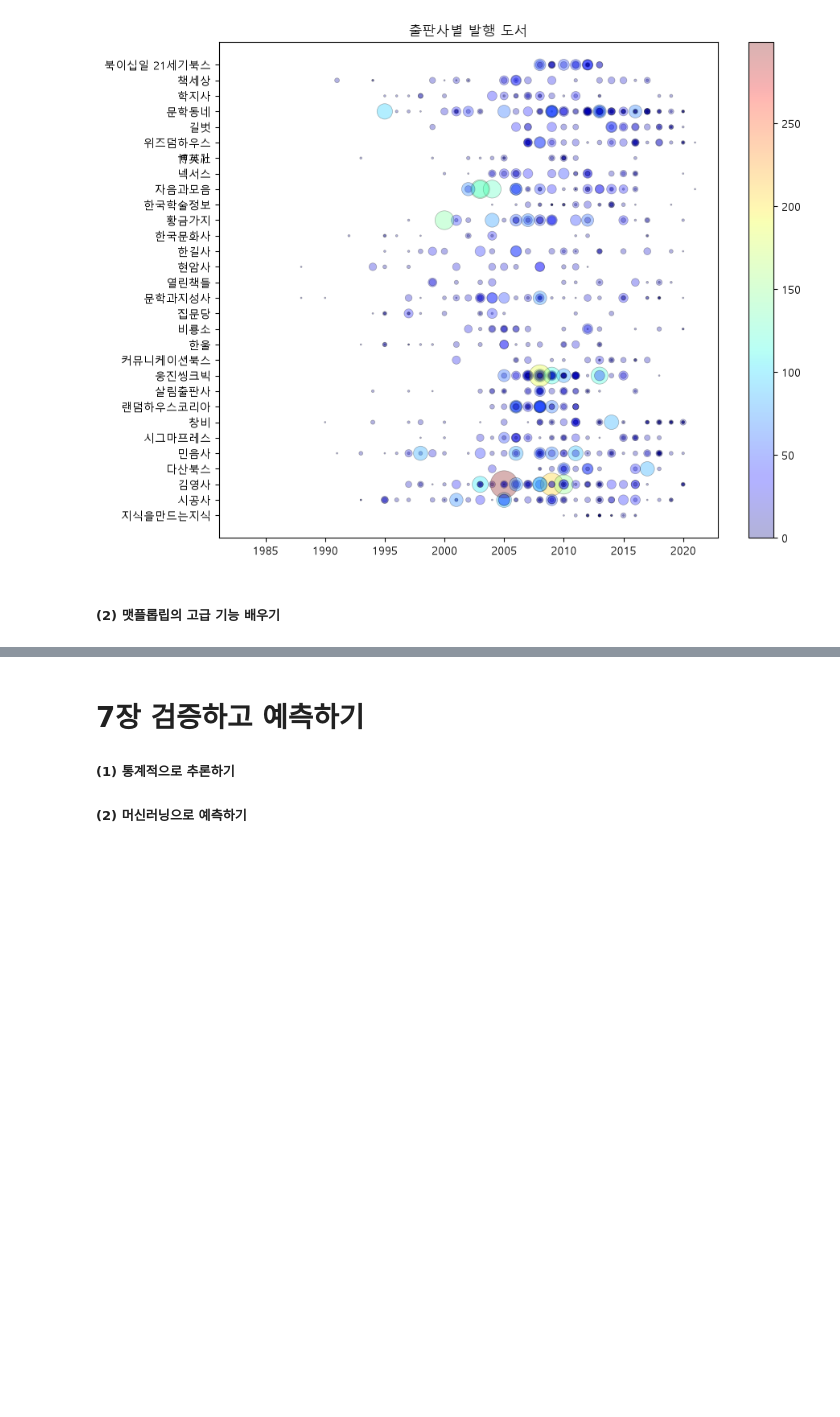
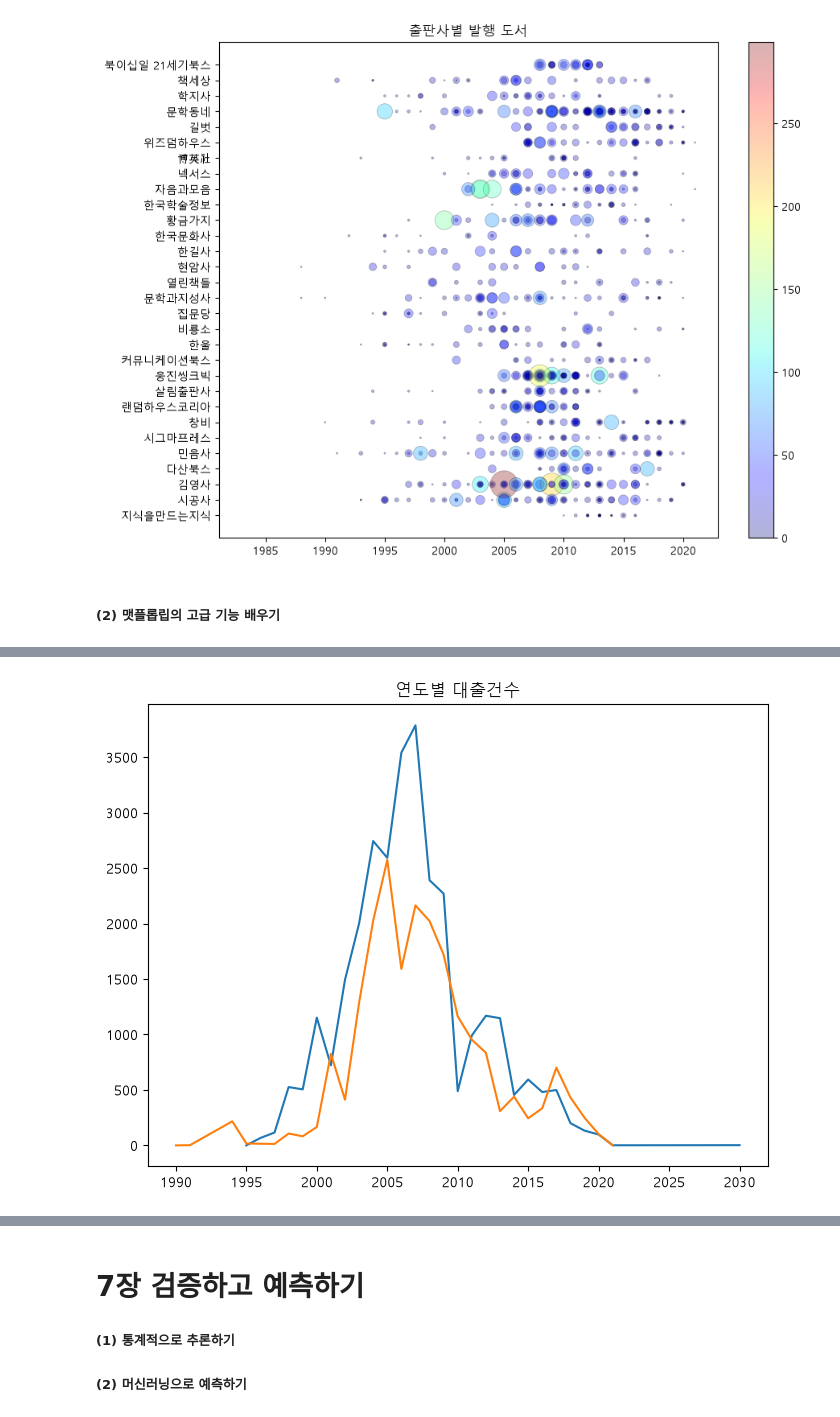
Before and after one commit to yccho1004/pythonBasic, a Jupyter notebook: HonGong-DataAnalysis_py/basics_DA.ipynb, the cells around one changed output, grey strips where cells are left out. Drawn from its saved outputs; the diff is of its cells as text; code cells hidden in the pictures; blank space fills up the shorter version.

```diff
--- a/HonGong-DataAnalysis_py/basics_DA.ipynb
+++ b/HonGong-DataAnalysis_py/basics_DA.ipynb
@@ -1158,3 +1158,20 @@ fig.show()
 [figure]
 # %% [markdown]
 ##### (2) 맷플롭립의 고급 기능 배우기
+# %%
+#데이터 읽기: ns_book7.csv
+import pandas as pd
+ns_book7 = pd.read_csv('ns_book7.csv', low_memory=False)
+
+#상위 30위 출판사에 대한 행에서 출판사, 발행년도, 대출건수 열만 추출하여 ns_book9 데이터프레임으로 저장
+top30_pubs = ns_book7['출판사'].value_counts() #출판사별로 수를 내림차순으로 반환함
+top30_pubs_idx = ns_book7['출판사'].isin(top30_pubs.index) #인덱스가 출판사명임
+ns_book9 = ns_book7[top30_pubs_idx][['출판사','발행년도','대출건수']]
+ns_book9.head()
+
+#ns_book9에서 출판사와 발행년도를 인덱스로 이에 대해 대출건수를 합침
+ns_book9 = ns_book9.groupby(by=['출판사', '발행년도']).sum()
+
+#인덱스를 해제함
+ns_book9 = ns_book9.reset_index()
+ns_book9[ns_book9['출판사']=='황금가지'].head()
@@ -1160,0 +1185,12 @@ fig.show()
+# %%
+#출판사가 황금가지인 행과 비룡소인 행만 추출하여 발행년도별 대출건수 그래프를 그림
+line1 = ns_book9[ns_book9['출판사']=='황금가지']
+line2 = ns_book9[ns_book9['출판사']=='비룡소']
+#line1(황금가지), line2(비룡사)에 대한 발행년도별 대출건수 그래프를 그림
+fig, ax = plt.subplots(figsize=(8,6))
+ax.plot(line1['발행년도'], line1['대출건수'])
+ax.plot(line2['발행년도'], line2['대출건수'])
+ax.set_title('연도별 대출건수')
+fig.show()
+# %% [output]
+[figure, added]
```
Also changed, not shown: parts of 4 cells of this notebook.
